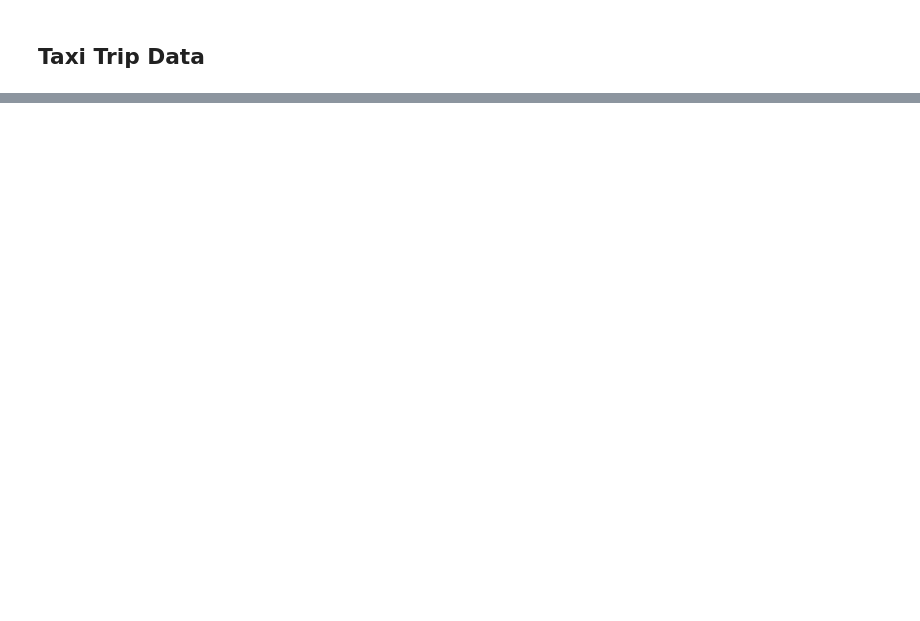
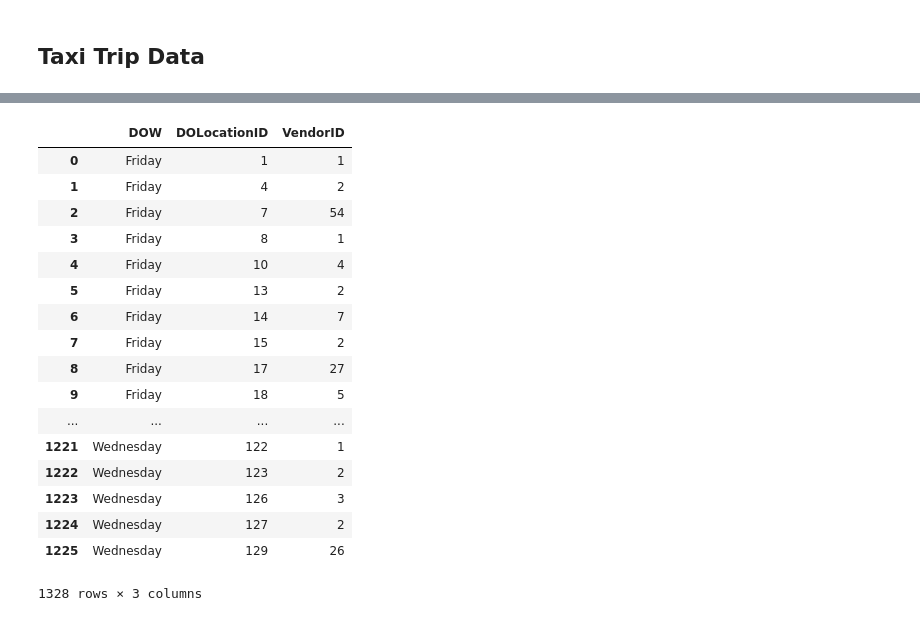
Before and after one commit to inistar/taxi-requests-ds, a Jupyter notebook: EDA.ipynb, the cells around one changed output, grey strips where cells are left out. Saved outputs shown, nothing was run; the diff lists cells and outputs as text; code cells hidden in the pictures; blank space fills up the shorter version.

Commit message:
adding taxi_EDA file

```diff
--- a/EDA.ipynb
+++ b/EDA.ipynb
@@ -262,4 +414,4 @@ taxi_df['date'] = taxi_df.lpep_pickup_datetime.dt.date
 # %%
 taxi_df['taxi_duration'] = ((taxi_df.lpep_dropoff_datetime - taxi_df.lpep_pickup_datetime).dt.total_seconds())//60
 # %%
-taxi_df = taxi_df.rename(columns={'DOLocationID' : 'taxi_zone'})
+taxi_df = taxi_df.rename(columns={'DOLocatitaxi_df['lpep_dropoff_datetime'] = pd.to_datetime(taxi_df.lpep_dropoff_datetime)onID' : 'taxi_zone'})
@@ -266,2 +420,4 @@ taxi_df = taxi_df.rename(columns={'DOLocationID' : 'taxi_zone'})
+# %%
+taxi_df['DOW'] = taxi_df.lpep_dropoff_datetime.dt.dayofweek.map({0: 'Sunday', 1: "Monday", 2: "Tuesday", 3: "Wednesday", 4:"Thursday", 5:"Friday", 6:"Saturday"})
 # %%
 taxi_df.head()
@@ -268,2 +431,23 @@ taxi_df.head()
+# %%
+taxi_df.groupby(['DOW', 'DOLocationID'])['VendorID'].count().reset_index()
+# %% [output]
+|  | DOW | DOLocationID | VendorID |
+| 0 | Friday | 1 | 1 |
+| 1 | Friday | 4 | 2 |
+| 2 | Friday | 7 | 54 |
+| 3 | Friday | 8 | 1 |
+| 4 | Friday | 10 | 4 |
+| 5 | Friday | 13 | 2 |
+| 6 | Friday | 14 | 7 |
+| 7 | Friday | 15 | 2 |
+| 8 | Friday | 17 | 27 |
+| 9 | Friday | 18 | 5 |
+| ... | ... | ... | ... |
+| 1221 | Wednesday | 122 | 1 |
+| 1222 | Wednesday | 123 | 2 |
+| 1223 | Wednesday | 126 | 3 |
+| 1224 | Wednesday | 127 | 2 |
+| 1225 | Wednesday | 129 | 26 |
+1328 rows × 3 columns
 # %%
 taxi_df.info()
```
Also changed, not shown: parts of 24 cells of this notebook, 1 other file.
